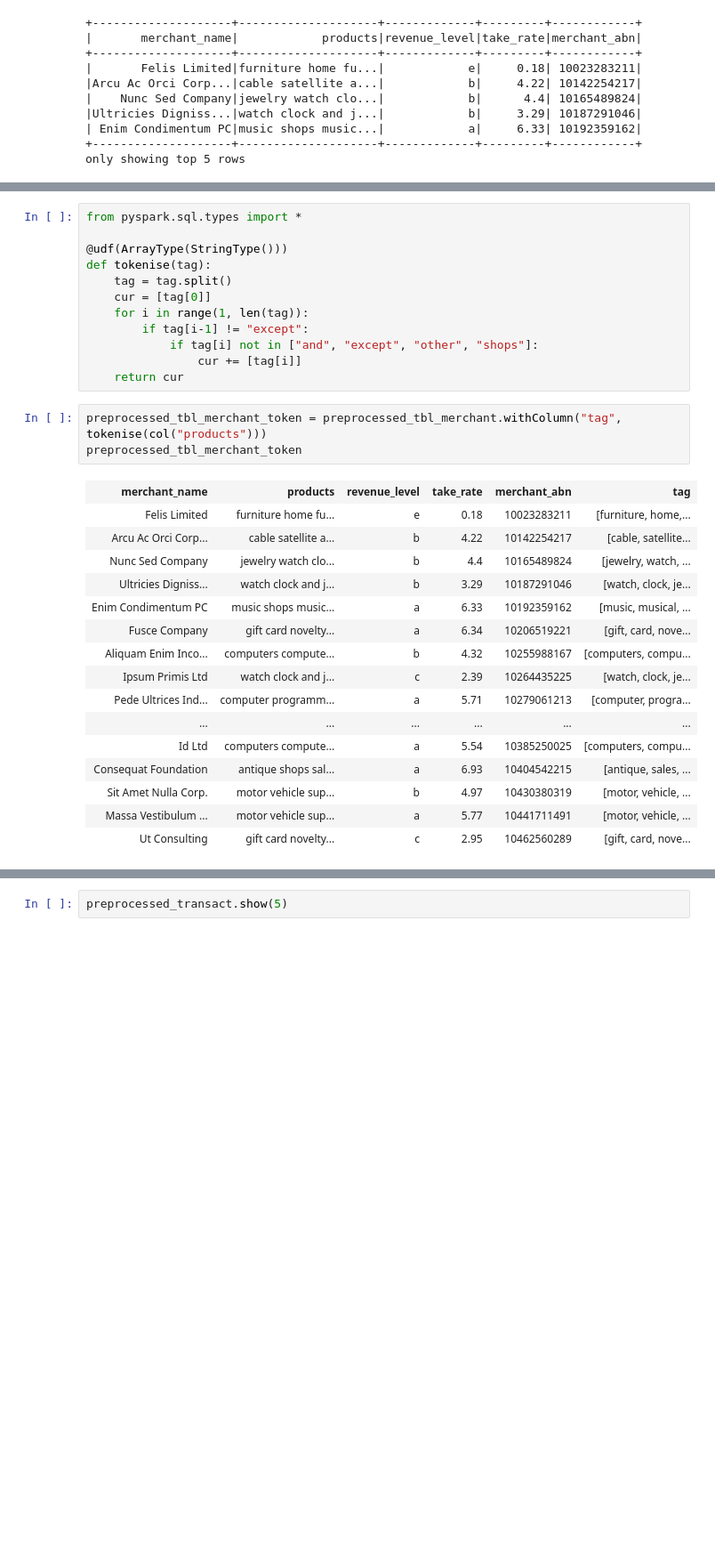
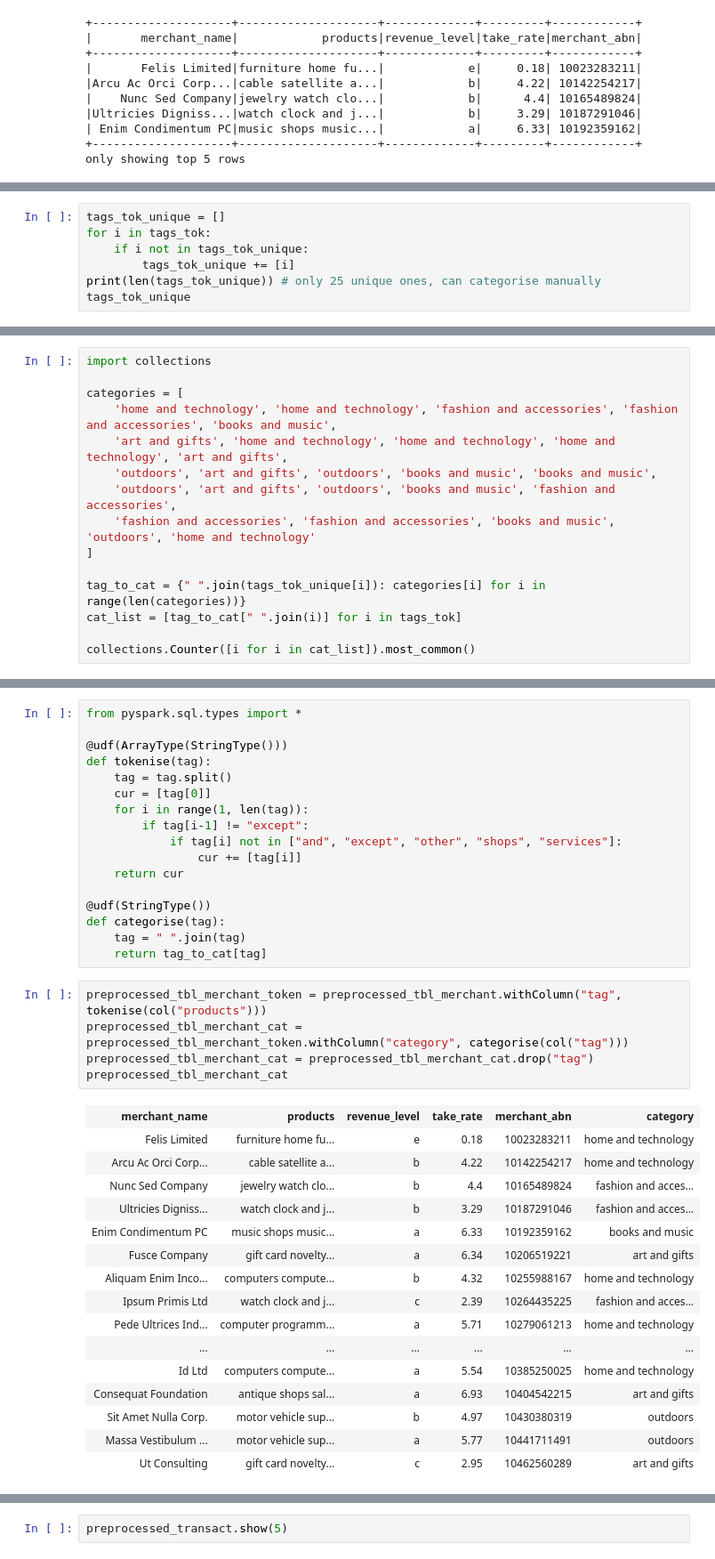
Before and after one commit to MAST30034-Applied-Data-Science/generic-buy-now-pay-later-project-group-27, a Jupyter notebook: notebooks/overview.ipynb, the cells around one changed output, grey strips where cells are left out. Shown at 89% size. Saved outputs shown, nothing was run; the diff lists cells and outputs as text; blank space fills up the shorter version.

```diff
--- a/notebooks/overview.ipynb
+++ b/notebooks/overview.ipynb
@@ -125,0 +122,7 @@ for i in range(len(tags)):
+# %%
+tags_tok_unique = []
+for i in tags_tok:
+    if i not in tags_tok_unique:
+        tags_tok_unique += [i]
+print(len(tags_tok_unique)) # only 25 unique ones, can categorise manually
+tags_tok_unique
@@ -125,0 +148,15 @@ for i in range(len(tags)):
+# %%
+import collections
+
+categories = [
+    'home and technology', 'home and technology', 'fashion and accessories', 'fashion and accessories', 'books and music',
+    'art and gifts', 'home and technology', 'home and technology', 'home and technology', 'art and gifts',
+    'outdoors', 'art and gifts', 'outdoors', 'books and music', 'books and music',
+    'outdoors', 'art and gifts', 'outdoors', 'books and music', 'fashion and accessories',
+    'fashion and accessories', 'fashion and accessories', 'books and music', 'outdoors', 'home and technology'
+]
+
+tag_to_cat = {" ".join(tags_tok_unique[i]): categories[i] for i in range(len(categories))}
+cat_list = [tag_to_cat[" ".join(i)] for i in tags_tok]
+
+collections.Counter([i for i in cat_list]).most_common()
@@ -132,27 +175,34 @@ def tokenise(tag):
     cur = [tag[0]]
     for i in range(1, len(tag)):
         if tag[i-1] != "except":
-            if tag[i] not in ["and", "except", "other", "shops"]:
+            if tag[i] not in ["and", "except", "other", "shops", "services"]:
                 cur += [tag[i]]
     return cur
+
+@udf(StringType())
+def categorise(tag):
+    tag = " ".join(tag)
+    return tag_to_cat[tag]
 # %%
 preprocessed_tbl_merchant_token = preprocessed_tbl_merchant.withColumn("tag", tokenise(col("products")))
-preprocessed_tbl_merchant_token
+preprocessed_tbl_merchant_cat = preprocessed_tbl_merchant_token.withColumn("category", categorise(col("tag")))
+preprocessed_tbl_merchant_cat = preprocessed_tbl_merchant_cat.drop("tag")
+preprocessed_tbl_merchant_cat
 # %% [output]
-| merchant_name | products | revenue_level | take_rate | merchant_abn | tag |
-| Felis Limited | furniture home fu... | e | 0.18 | 10023283211 | [furniture, home,... |
-| Arcu Ac Orci Corp... | cable satellite a... | b | 4.22 | 10142254217 | [cable, satellite... |
-| Nunc Sed Company | jewelry watch clo... | b | 4.4 | 10165489824 | [jewelry, watch, ... |
-| Ultricies Digniss... | watch clock and j... | b | 3.29 | 10187291046 | [watch, clock, je... |
-| Enim Condimentum PC | music shops music... | a | 6.33 | 10192359162 | [music, musical, ... |
-| Fusce Company | gift card novelty... | a | 6.34 | 10206519221 | [gift, card, nove... |
-| Aliquam Enim Inco... | computers compute... | b | 4.32 | 10255988167 | [computers, compu... |
-| Ipsum Primis Ltd | watch clock and j... | c | 2.39 | 10264435225 | [watch, clock, je... |
-| Pede Ultrices Ind... | computer programm... | a | 5.71 | 10279061213 | [computer, progra... |
+| merchant_name | products | revenue_level | take_rate | merchant_abn | category |
+| Felis Limited | furniture home fu... | e | 0.18 | 10023283211 | home and technology |
+| Arcu Ac Orci Corp... | cable satellite a... | b | 4.22 | 10142254217 | home and technology |
+| Nunc Sed Company | jewelry watch clo... | b | 4.4 | 10165489824 | fashion and acces... |
+| Ultricies Digniss... | watch clock and j... | b | 3.29 | 10187291046 | fashion and acces... |
+| Enim Condimentum PC | music shops music... | a | 6.33 | 10192359162 | books and music |
+| Fusce Company | gift card novelty... | a | 6.34 | 10206519221 | art and gifts |
+| Aliquam Enim Inco... | computers compute... | b | 4.32 | 10255988167 | home and technology |
+| Ipsum Primis Ltd | watch clock and j... | c | 2.39 | 10264435225 | fashion and acces... |
+| Pede Ultrices Ind... | computer programm... | a | 5.71 | 10279061213 | home and technology |
 | ... | ... | ... | ... | ... | ... |
-| Id Ltd | computers compute... | a | 5.54 | 10385250025 | [computers, compu... |
-| Consequat Foundation | antique shops sal... | a | 6.93 | 10404542215 | [antique, sales, ... |
-| Sit Amet Nulla Corp. | motor vehicle sup... | b | 4.97 | 10430380319 | [motor, vehicle, ... |
-| Massa Vestibulum ... | motor vehicle sup... | a | 5.77 | 10441711491 | [motor, vehicle, ... |
-| Ut Consulting | gift card novelty... | c | 2.95 | 10462560289 | [gift, card, nove... |
+| Id Ltd | computers compute... | a | 5.54 | 10385250025 | home and technology |
+| Consequat Foundation | antique shops sal... | a | 6.93 | 10404542215 | art and gifts |
+| Sit Amet Nulla Corp. | motor vehicle sup... | b | 4.97 | 10430380319 | outdoors |
+| Massa Vestibulum ... | motor vehicle sup... | a | 5.77 | 10441711491 | outdoors |
+| Ut Consulting | gift card novelty... | c | 2.95 | 10462560289 | art and gifts |
 only showing top 20 rows
```
Also changed, not shown: parts of 28 cells of this notebook, 3 other files.
